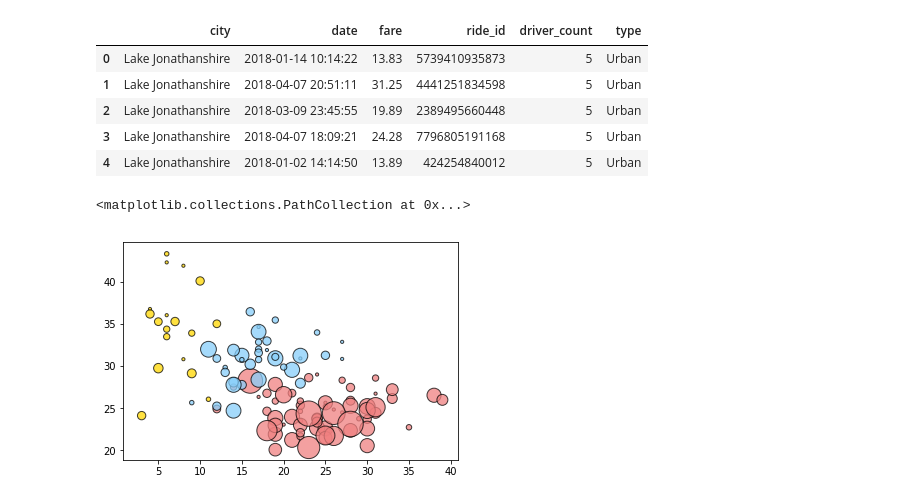
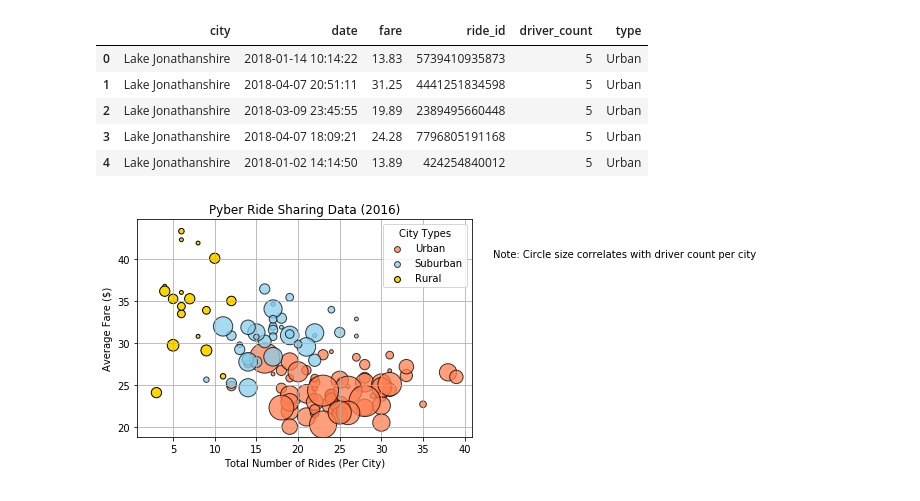
Before and after one commit to emtodd11/HW5-Matplotlib, a Jupyter notebook: Emily Todd_HW5_Matplotlib_Pyber.ipynb, the cells around one changed output. Saved outputs shown, nothing was run; the diff lists cells and outputs as text; code cells hidden in the pictures.

Commit message:
Pyber Bubble Plot Complete
Pyber Bubble Plot Complete

```diff
--- a/Emily Todd_HW5_Matplotlib_Pyber.ipynb
+++ b/Emily Todd_HW5_Matplotlib_Pyber.ipynb
@@ -57,11 +57,8 @@ pyber_df.head()
 
 #identify the scale that's shared between all 3 city types
 grouped_pyber = pyber_df.groupby(["type","city"])
-city_counts = pd.DataFrame(grouped_pyber["ride_id"].count())
-city_counts["driver_count"] = grouped_pyber["driver_count"].mean()
-city_counts
+city_counts = pd.DataFrame(grouped_pyber["driver_count"].mean())
 
-x_axis = city_counts["ride_id"]
 size = city_counts["driver_count"]
 
 
@@ -80,49 +77,49 @@ urban_groups = urban_type.groupby(["city"])
 suburban_groups = suburban_type.groupby(["city"])
 rural_groups = rural_type.groupby(["city"])
 
-#count rides by city name for each type, add average fare and driver count to the data frame
+#count rides by city name for each type and calculate average fare
 urban_counts = pd.DataFrame(urban_groups["ride_id"].count())
 urban_counts["avg_fare"] = urban_groups["fare"].mean()
-urban_counts["driver_count"] = urban_groups["driver_count"].mean()
-urban_counts
+#urban_counts
 
 suburban_counts = pd.DataFrame(suburban_groups["ride_id"].count())
 suburban_counts["avg_fare"] = suburban_groups["fare"].mean()
-suburban_counts["driver_count"] = suburban_groups["driver_count"].mean()
-suburban_counts
+#suburban_counts
 
 rural_counts = pd.DataFrame(rural_groups["ride_id"].count())
 rural_counts["avg_fare"] = rural_groups["fare"].mean()
-rural_counts["driver_count"] = rural_groups["driver_count"].mean()
-rural_counts
+#rural_counts
 
 #identify the x-values for each city type
 urban_x = urban_counts["ride_id"]
 suburban_x = suburban_counts["ride_id"]
 rural_x = rural_counts["ride_id"]
 
 #identify the y-values for each city type
 urban_y = urban_counts["avg_fare"]
 suburban_y = suburban_counts["avg_fare"]
 rural_y = rural_counts["avg_fare"]
 
-#identify the scales for each city type
-urban_size = urban_counts["driver_count"]
-suburban_size = suburban_counts["driver_count"]
-rural_size = rural_counts["driver_count"]
 
 # Build the scatter plots for each city type
-plt.scatter(urban_x, urban_y, s=size*10, facecolors="lightcoral", alpha=0.75, edgecolor="black")
-plt.scatter(suburban_x, suburban_y, s=size*10, facecolors="lightskyblue", alpha=0.75, edgecolor="black")
-plt.scatter(rural_x, rural_y, s=size*10, facecolors="gold", alpha=0.75, edgecolor="black")
+plt.scatter(urban_x, urban_y, s=size*15, facecolors="coral", alpha=0.75, edgecolor="black", label="Urban")
+plt.scatter(suburban_x, suburban_y, s=size*15, facecolors="skyblue", alpha=0.75, edgecolor="black", label="Suburban")
+plt.scatter(rural_x, rural_y, s=size*15, facecolors="gold", alpha=1, edgecolor="black", label="Rural")
 
 # Incorporate the other graph properties
+plt.title("Pyber Ride Sharing Data (2016)")
+plt.xlabel("Total Number of Rides (Per City)")
+plt.ylabel("Average Fare ($)")
+plt.grid()
 
 # Create a legend
+plt.legend(title="City Types", markerscale=0.25, loc="best")
 
 # Incorporate a text label regarding circle size
+plt.figtext(0.95, 0.75, "Note: Circle size correlates with driver count per city")
 
 # Save Figure
+plt.savefig("Pyber_Bubble_Plot.png")
+plt.show()
 # %% [output]
-<matplotlib.collections.PathCollection at 0x...>
-[figure, old version]
+[figure, new version]
```
Also changed, not shown: 1 other file.
